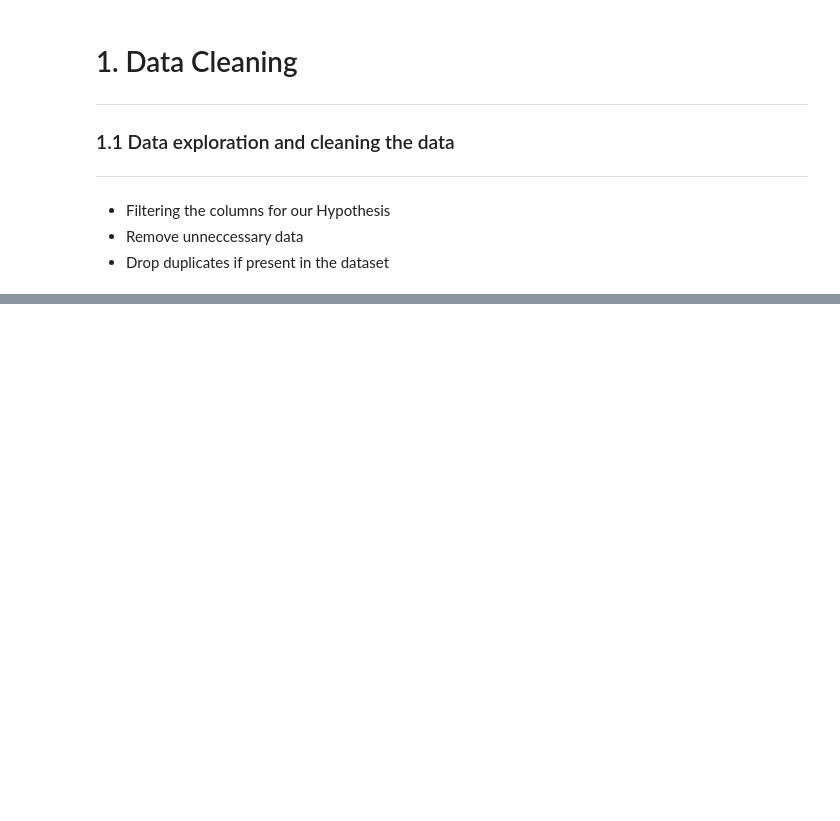
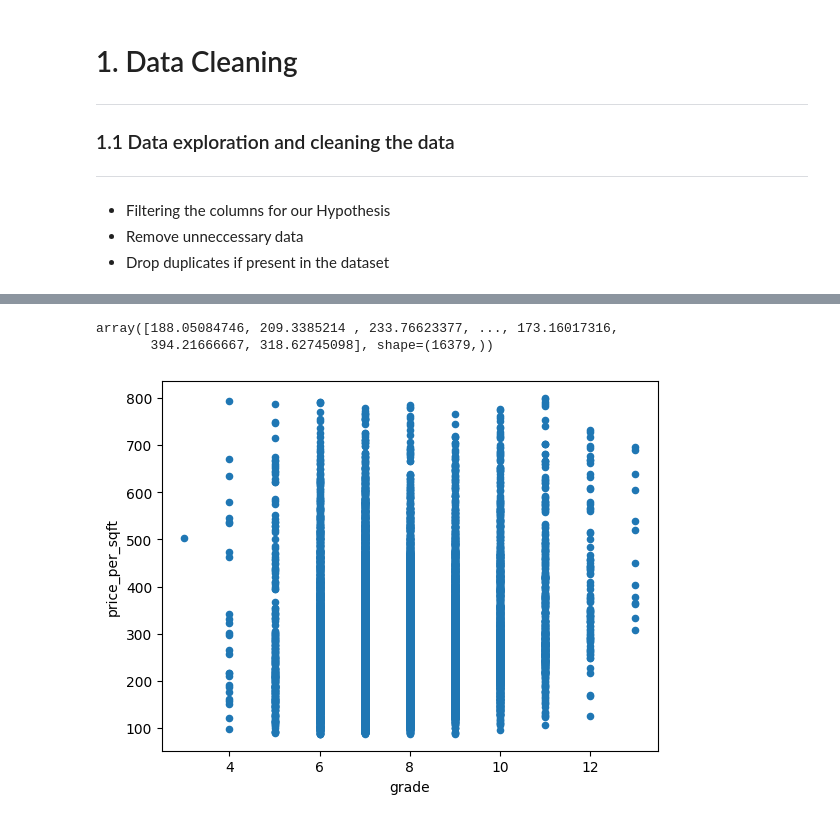
Before and after one commit to vaibhavredekar/ds-eda-project, a Jupyter notebook: eda_project_implementation.ipynb, the cells around one changed output, grey strips where cells are left out. Cells and saved outputs as stored; diff of their text form; code cells hidden in the pictures; blank space fills up the shorter version.

```diff
--- a/eda_project_implementation.ipynb
+++ b/eda_project_implementation.ipynb
@@ -329,0 +399,7 @@ print(df, type(df))
+# %%
+df_h3['zipcode'].describe()
+
+# df_h3['price_per_sqft']= df_h3[df_h3['price'] / df_h3['sqft_living']]
+
+df_h3.eval('price_per_sqft = price / sqft_living', inplace=True)
+df_h3.head()
@@ -329,0 +413,8 @@ print(df, type(df))
+# %%
+df_h3.plot(kind='scatter', x='grade', y='price_per_sqft')
+# df_h3.plot(kind='scatter', x='grade', y='price', xrot= 45, yrot =100)
+df_h3['price_per_sqft'].unique()
+# %% [output]
+array([188.05084746, 209.3385214 , 233.76623377, ..., 173.16017316,
+       394.21666667, 318.62745098], shape=(16379,))
+[figure, added]
```
Also changed, not shown: parts of 7 cells of this notebook, 4 other files.
